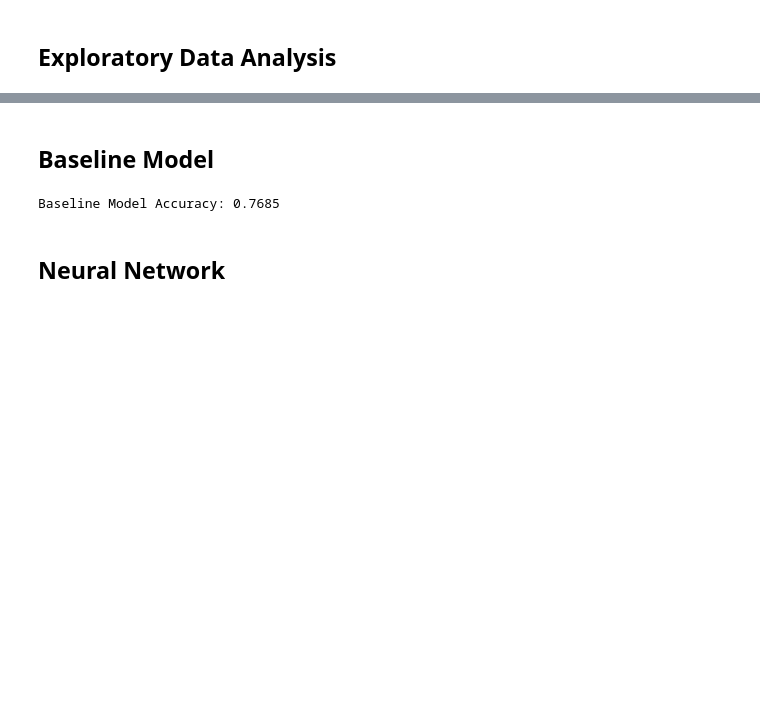
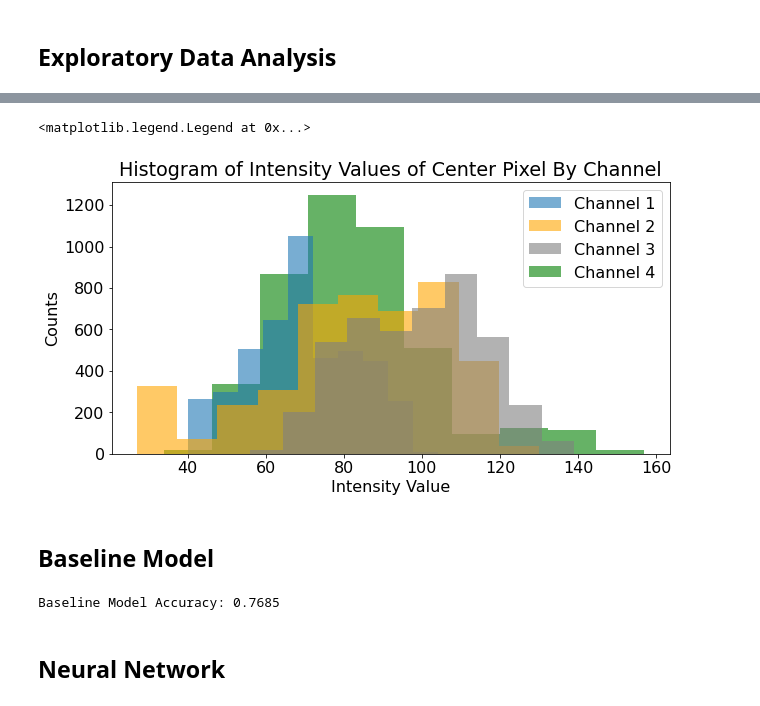
Before and after one commit to jstodd867/landsat-classification, a Jupyter notebook: Capstone_2_Landsat.ipynb, the cells around one changed output, grey strips where cells are left out. Saved outputs shown, nothing was run; the diff lists cells and outputs as text; code cells hidden in the pictures; blank space fills up the shorter version.

```diff
--- a/Capstone_2_Landsat.ipynb
+++ b/Capstone_2_Landsat.ipynb
@@ -87,2 +29,21 @@ plt.tight_layout()
+# %%
+# Plot a histogram of intensity values for the center pixel of each channel
+fig, ax = plt.subplots(figsize=(10,5))
+ax.hist(X_train[:,19], color='green', alpha=0.6, label='Channel 4')
+ax.hist(X_train[:,16], alpha = 0.6, label='Channel 1')
+ax.hist(X_train[:,17], color='orange', alpha=0.6, label='Channel 2')
+ax.hist(X_train[:,18], color='gray', alpha=0.6, label='Channel 3')
+
+ax.set_title('Histogram of Intensity Values of Center Pixel By Channel')
+ax.set_xlabel('Intensity Value')
+ax.set_ylabel('Counts')
+
+handles, labels = ax.get_legend_handles_labels()
+# sort both labels and handles by labels
+labels, handles = zip(*sorted(zip(labels, handles), key=lambda t: t[0]))
+ax.legend(handles, labels)
+# %% [output]
+<matplotlib.legend.Legend at 0x...>
+[figure, added]
 # %% [markdown]
 ## Baseline Model
```
Also changed, not shown: parts of 70 cells of this notebook, 22 other files.
